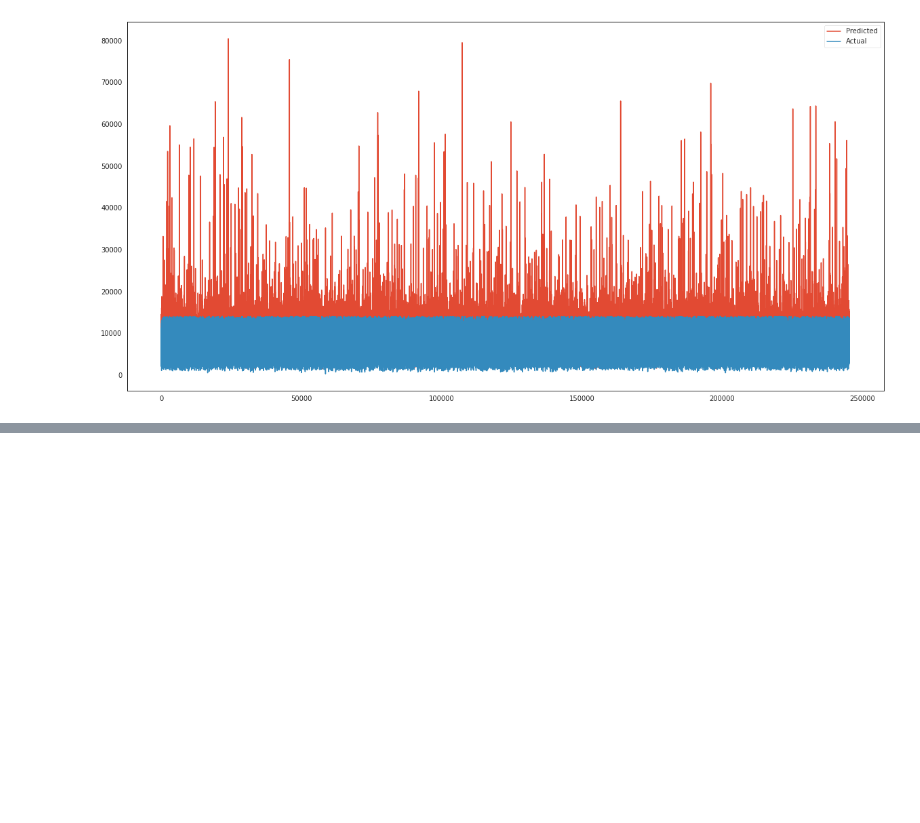
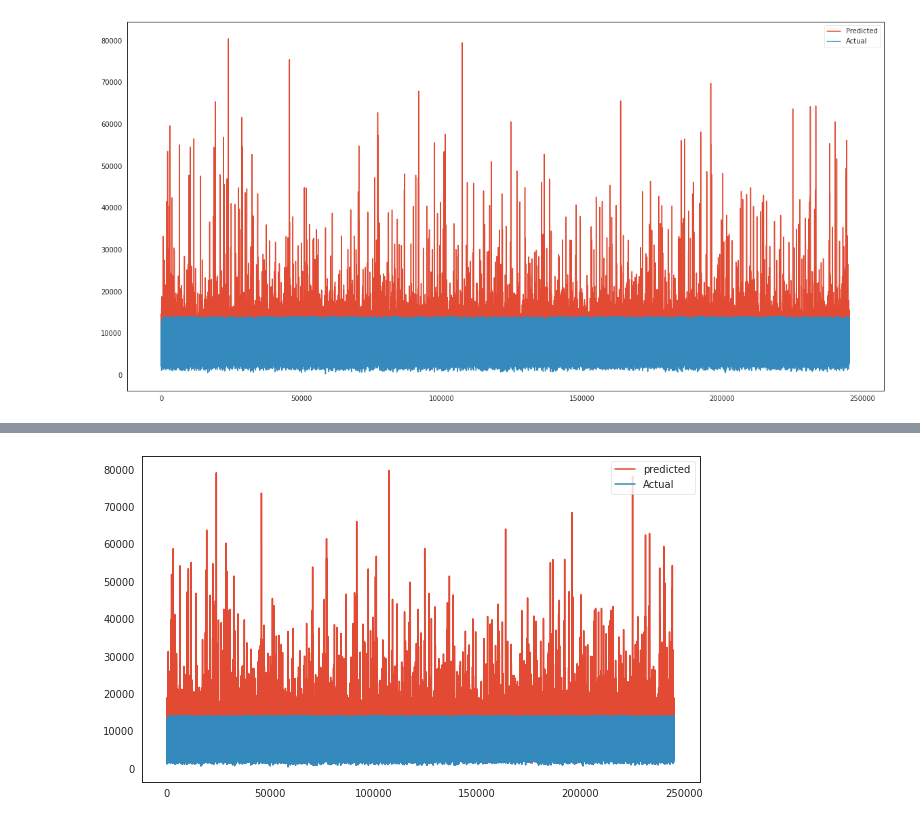
Before and after one commit to vicksypython/Retail-price-prediction-, a Jupyter notebook: ML_Retail_price_prediction_capstone_proj.ipynb, the cells around one changed output, grey strips where cells are left out. Drawn from its saved outputs; the diff is of its cells as text; code cells hidden in the pictures; blank space fills up the shorter version.

```diff
--- a/ML_Retail_price_prediction_capstone_proj.ipynb
+++ b/ML_Retail_price_prediction_capstone_proj.ipynb
@@ -883,0 +912,8 @@ plt.show()
+# %%
+plt.figure(figsize = (10,6))
+plt.plot(10**(y_pred_lasso))
+plt.plot(10**(np.array(Y_test)))
+plt.legend(["predicted",'Actual'])
+plt.show()
+# %% [output]
+[figure, added]
```
Also changed, not shown: parts of 40 cells of this notebook.
